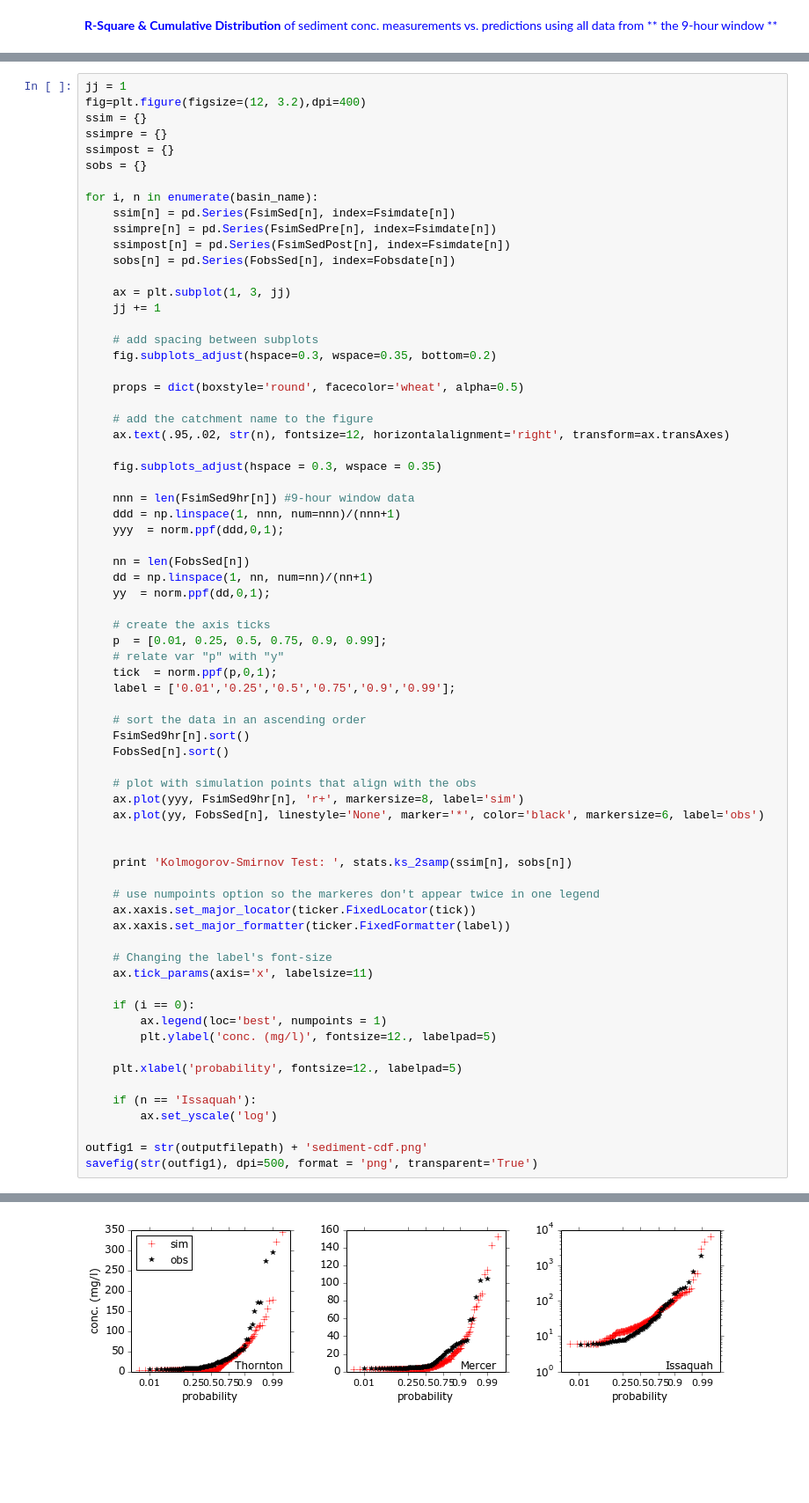
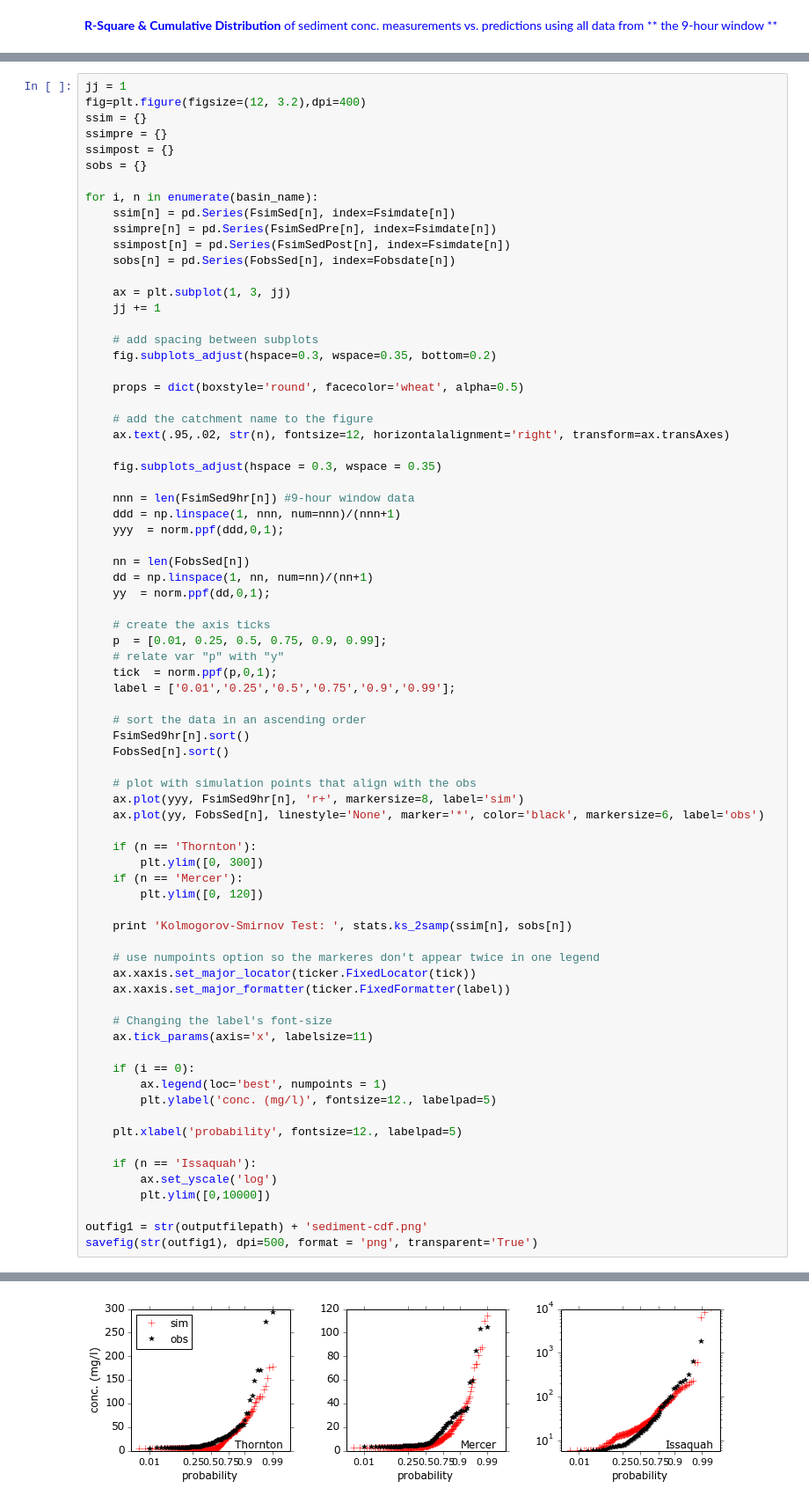
Before and after one commit to jyearsley/PythonScripts, a Jupyter notebook: DHSVM-WQ-PAPER-ANALYSES/Plotting/Sediment2.ipynb, the cells around one changed output, grey strips where cells are left out. Shown: that part at 88% size. Cells and saved outputs as stored; diff of their text form; blank space fills up the shorter version.

```diff
--- a/DHSVM-WQ-PAPER-ANALYSES/Plotting/Sediment2.ipynb
+++ b/DHSVM-WQ-PAPER-ANALYSES/Plotting/Sediment2.ipynb
@@ -395,31 +394,36 @@ for i, n in enumerate(basin_name):
 
     # plot with simulation points that align with the obs
     ax.plot(yyy, FsimSed9hr[n], 'r+', markersize=8, label='sim')
     ax.plot(yy, FobsSed[n], linestyle='None', marker='*', color='black', markersize=6, label='obs')
 
+    if (n == 'Thornton'):
+        plt.ylim([0, 300])
+    if (n == 'Mercer'):
+        plt.ylim([0, 120])
 
     print 'Kolmogorov-Smirnov Test: ', stats.ks_2samp(ssim[n], sobs[n])
 
     # use numpoints option so the markeres don't appear twice in one legend
     ax.xaxis.set_major_locator(ticker.FixedLocator(tick))
     ax.xaxis.set_major_formatter(ticker.FixedFormatter(label))
 
     # Changing the label's font-size
     ax.tick_params(axis='x', labelsize=11)
 
     if (i == 0):
         ax.legend(loc='best', numpoints = 1)
         plt.ylabel('conc. (mg/l)', fontsize=12., labelpad=5)
 
     plt.xlabel('probability', fontsize=12., labelpad=5)
 
     if (n == 'Issaquah'):
         ax.set_yscale('log')
+        plt.ylim([0,10000])
 
 outfig1 = str(outputfilepath) + 'sediment-cdf.png'
 savefig(str(outfig1), dpi=500, format = 'png', transparent='True')
 # %% [output]
 Kolmogorov-Smirnov Test:  (0.58585858585858586, 9.3179061271900375e-16)
 Kolmogorov-Smirnov Test:  (0.35353535353535354, 5.2238407328403285e-06)
 Kolmogorov-Smirnov Test:  (0.26190476190476186, 0.0049178079996214054)
-[figure, old version]
+[figure, new version]
```
Also changed, not shown: parts of 5 cells of this notebook, 4 other files.
